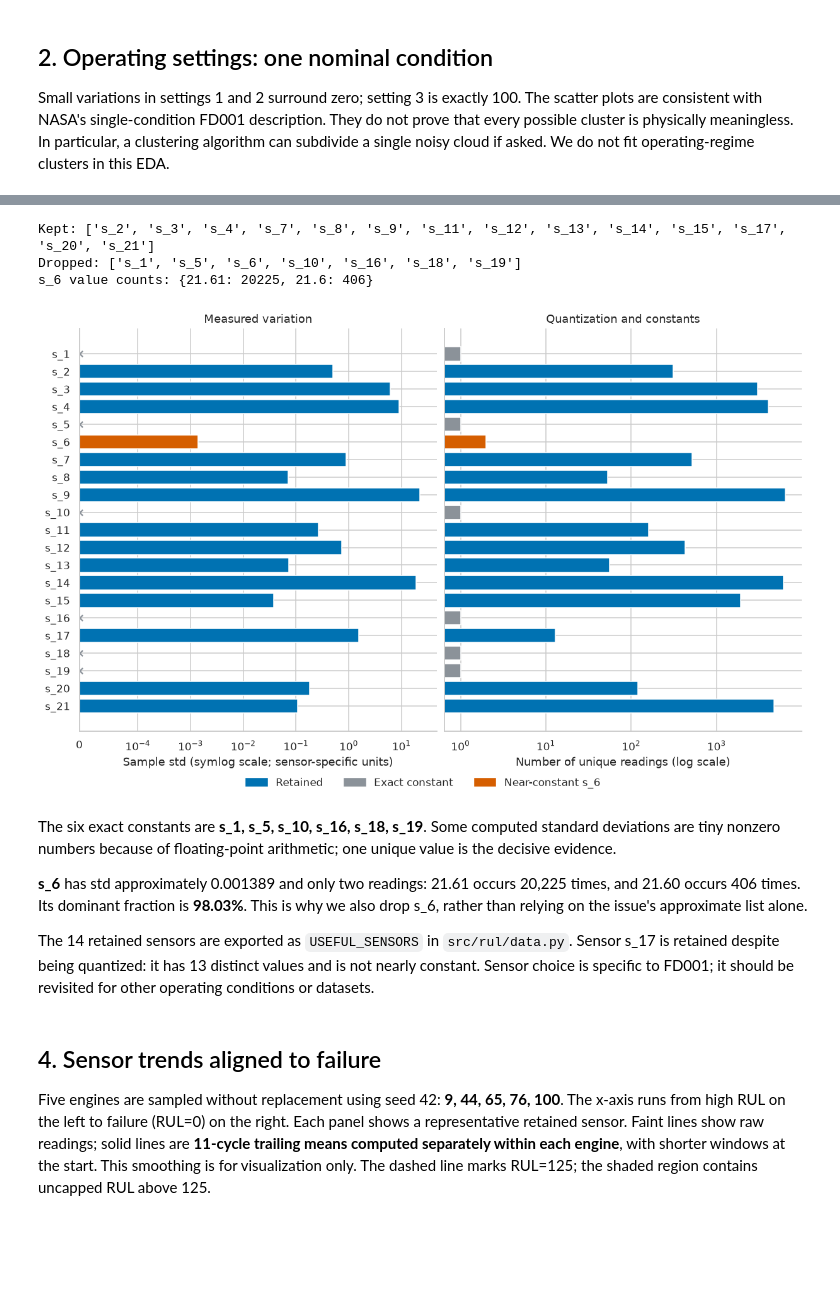
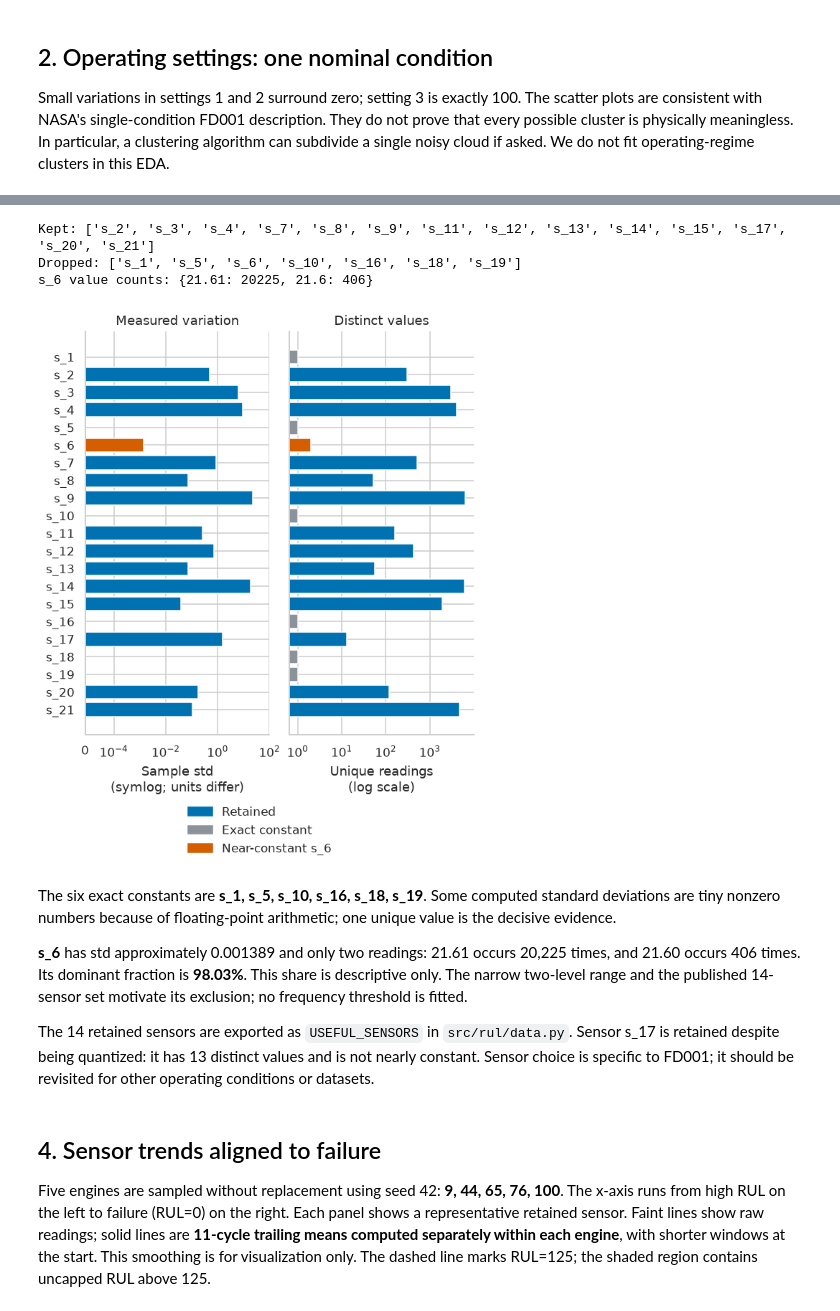
Before and after one commit to sarveshcore/t081-rul-prediction, a Jupyter notebook: notebooks/01_eda.ipynb, the cells around one changed output, grey strips where cells are left out. Drawn from its saved outputs; the diff is of its cells as text; code cells hidden in the pictures; blank space fills up the shorter version.

```diff
--- a/notebooks/01_eda.ipynb
+++ b/notebooks/01_eda.ipynb
@@ -199,5 +197,9 @@ rather than tuned against any model score. `sensor_summary()` implements the rul
 # %%
 summary = sensor_summary(train, SENSORS)
+summary["decision"] = "keep"
+summary.loc[summary["n_unique"] == 1, "decision"] = "drop: constant"
+# Explicit FD001 choice supported by the recorded levels and the published sensor set.
+summary.loc["s_6", "decision"] = "drop: near-constant two-level signal"
 summary.to_csv(RESULTS / "eda_sensor_summary.csv")
 kept = summary.index[summary["decision"] == "keep"].tolist()
 dropped = summary.index[summary["decision"] != "keep"].tolist()
@@ -207,27 +209,26 @@ print("Kept:", kept)
 print("Dropped:", dropped)
 print("s_6 value counts:", train["s_6"].value_counts().to_dict())
 
-fig, axes = plt.subplots(1, 2, figsize=(11, 7), sharey=True, layout="constrained")
+fig, axes = plt.subplots(1, 2, figsize=(5.5, 7), sharey=True, layout="constrained")
 y = np.arange(len(SENSORS))
 colors = [COLORS[0] if s in kept else (COLORS[1] if s == "s_6" else "#8B9299") for s in SENSORS]
 # Exact constants are zero; floating-point std roundoff is not real variation.
 std_plot = summary["std"].where(summary["n_unique"] > 1, 0)
 axes[0].barh(y, std_plot, color=colors)
-axes[0].scatter(np.zeros(sum(summary["n_unique"] == 1)),
-                y[summary["n_unique"].to_numpy() == 1], color="#8B9299", marker="x")
 axes[0].set_xscale("symlog", linthresh=0.0001)
-axes[0].set(yticks=y, yticklabels=SENSORS, xlabel="Sample std (symlog scale; sensor-specific units)",
+axes[0].set_xticks([0, 1e-4, 1e-2, 1, 100])
+axes[0].set(yticks=y, yticklabels=SENSORS, xlabel="Sample std\n(symlog; units differ)",
             title="Measured variation")
 axes[0].invert_yaxis()
 axes[1].barh(y, summary["n_unique"], color=colors)
 axes[1].set_xscale("log")
-axes[1].set(xlabel="Number of unique readings (log scale)", title="Quantization and constants")
+axes[1].set(xlabel="Unique readings\n(log scale)", title="Distinct values")
 from matplotlib.patches import Patch
 
 fig.legend(handles=[Patch(color=COLORS[0], label="Retained"),
                     Patch(color="#8B9299", label="Exact constant"),
                     Patch(color=COLORS[1], label="Near-constant s_6")],
-           loc="outside lower center", ncol=3, frameon=False)
+           loc="outside lower center", ncol=1, frameon=False)
 save_figure(fig, "sensor_variation")
 # %% [output]
 |  | mean | std | min | max | n_unique | dominant_fraction | relative_std | decision |
@@ -241,25 +242,25 @@ save_figure(fig, "sensor_variation")
 | s_7 | 553.367711 | 8.850923e-01 | 549.8500 | 556.0600 | 513 | 0.005623 | 1.599465e-03 | keep |
 | s_8 | 2388.096652 | 7.098548e-02 | 2387.9000 | 2388.5600 | 53 | 0.057244 | 2.972471e-05 | keep |
 | s_9 | 9065.242941 | 2.208288e+01 | 9021.7300 | 9244.5900 | 6403 | 0.000776 | 2.435994e-03 | keep |
 | s_10 | 1.300000 | 0.000000e+00 | 1.3000 | 1.3000 | 1 | 1.000000 | 0.000000e+00 | drop: constant |
 | ... | ... | ... | ... | ... | ... | ... | ... | ... |
 | s_17 | 393.210654 | 1.548763e+00 | 388.0000 | 400.0000 | 13 | 0.263923 | 3.938762e-03 | keep |
 | s_18 | 2388.000000 | 0.000000e+00 | 2388.0000 | 2388.0000 | 1 | 1.000000 | 0.000000e+00 | drop: constant |
 | s_19 | 100.000000 | 0.000000e+00 | 100.0000 | 100.0000 | 1 | 1.000000 | 0.000000e+00 | drop: constant |
 | s_20 | 38.816271 | 1.807464e-01 | 38.1400 | 39.4300 | 120 | 0.023508 | 4.656460e-03 | keep |
 | s_21 | 23.289705 | 1.082509e-01 | 22.8942 | 23.6184 | 4745 | 0.001115 | 4.648014e-03 | keep |
 Kept: ['s_2', 's_3', 's_4', 's_7', 's_8', 's_9', 's_11', 's_12', 's_13', 's_14', 's_15', 's_17', 's_20', 's_21']
 Dropped: ['s_1', 's_5', 's_6', 's_10', 's_16', 's_18', 's_19']
 s_6 value counts: {21.61: 20225, 21.6: 406}
-[figure, old version]
+[figure, new version]
 # %% [markdown]
 The six exact constants are **s_1, s_5, s_10, s_16, s_18, s_19**. Some computed
 standard deviations are tiny nonzero numbers because of floating-point arithmetic;
 one unique value is the decisive evidence.
 
 **s_6** has std approximately 0.001389 and only two readings: 21.61 occurs 20,225
-times, and 21.60 occurs 406 times. Its dominant fraction is **98.03%**. This is why
-we also drop s_6, rather than relying on the issue's approximate list alone.
+times, and 21.60 occurs 406 times. Its dominant fraction is **98.03%**. This share is descriptive only. The narrow two-level range and the published
+14-sensor set motivate its exclusion; no frequency threshold is fitted.
 
 The 14 retained sensors are exported as `USEFUL_SENSORS` in `src/rul/data.py`.
 Sensor s_17 is retained despite being quantized: it has 13 distinct values and is
```
Also changed, not shown: parts of 9 cells of this notebook, 17 other files.
